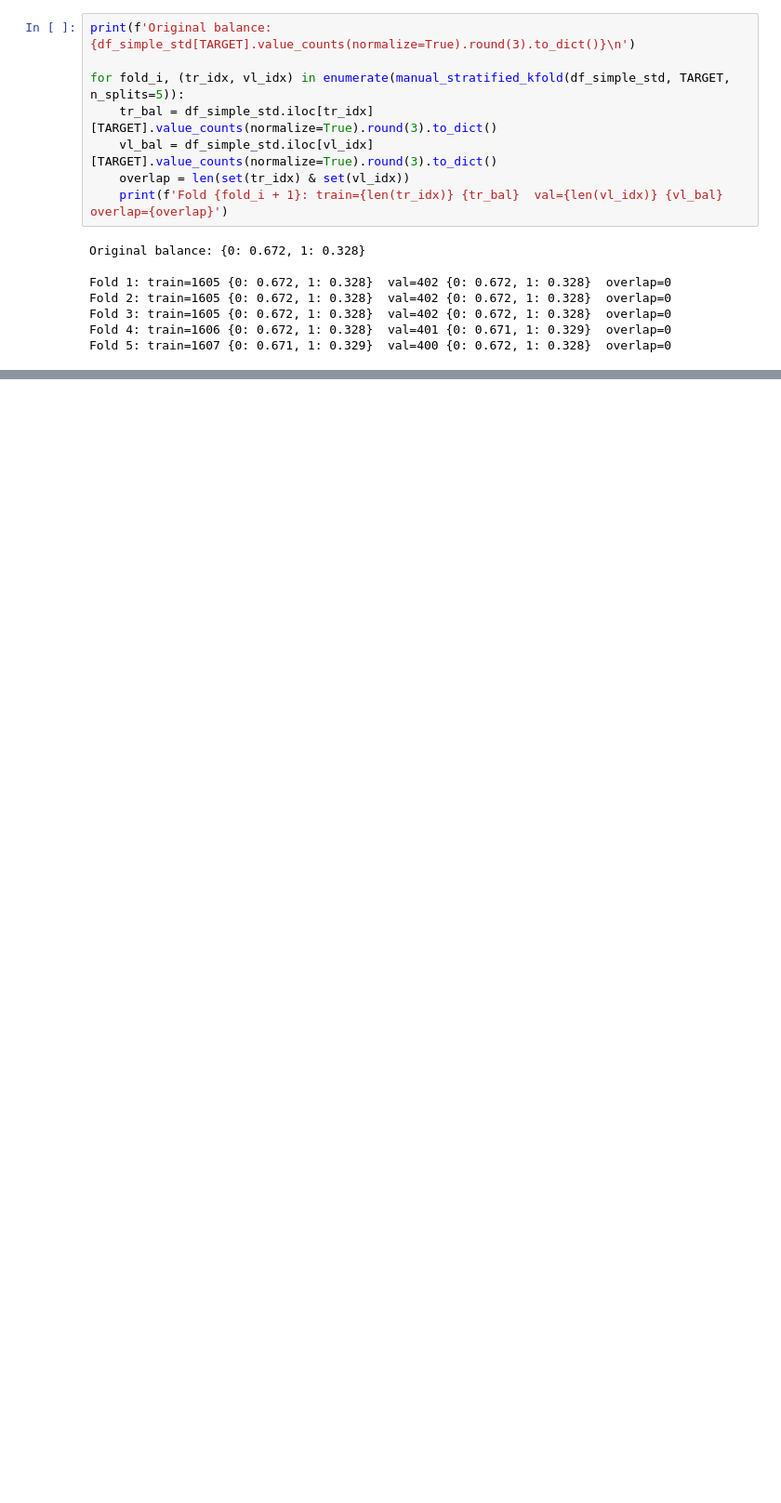
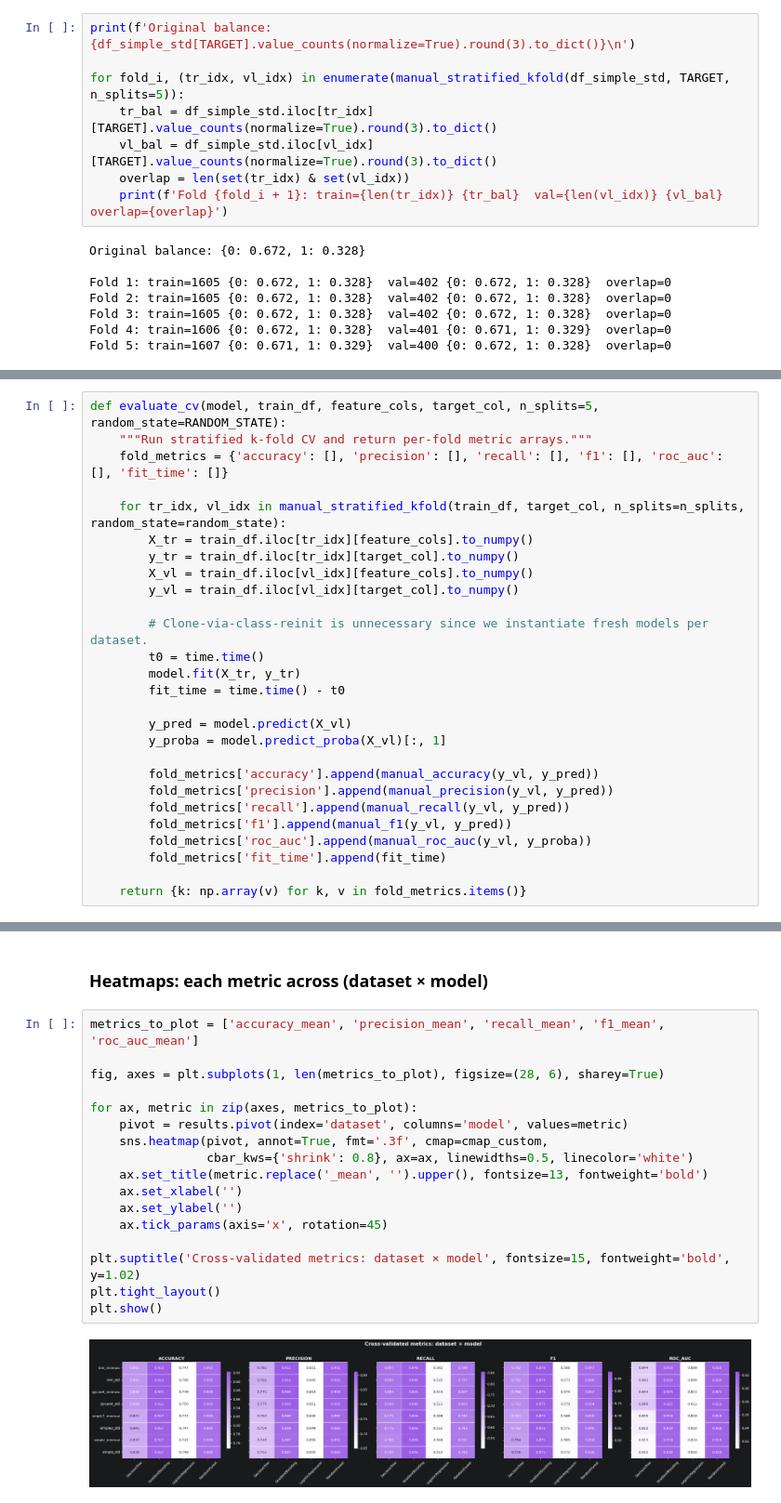
Before and after one commit to IzaSiemieniuk/pk_advanced_machine_learning, a Jupyter notebook: pet_adoption_2.ipynb, the cells around one changed output, grey strips where cells are left out. Shown at 93% size. Cells and saved outputs as stored; diff of their text form; blank space fills up the shorter version.

Commit message:
Run models from sklearn

```diff
--- a/pet_adoption_2.ipynb
+++ b/pet_adoption_2.ipynb
@@ -250,0 +297,27 @@ Fold 5: train=1607 {0: 0.671, 1: 0.329}  val=400 {0: 0.672, 1: 0.328}  overlap=0
+# %%
+def evaluate_cv(model, train_df, feature_cols, target_col, n_splits=5, random_state=RANDOM_STATE):
+    """Run stratified k-fold CV and return per-fold metric arrays."""
+    fold_metrics = {'accuracy': [], 'precision': [], 'recall': [], 'f1': [], 'roc_auc': [], 'fit_time': []}
+
+    for tr_idx, vl_idx in manual_stratified_kfold(train_df, target_col, n_splits=n_splits, random_state=random_state):
+        X_tr = train_df.iloc[tr_idx][feature_cols].to_numpy()
+        y_tr = train_df.iloc[tr_idx][target_col].to_numpy()
+        X_vl = train_df.iloc[vl_idx][feature_cols].to_numpy()
+        y_vl = train_df.iloc[vl_idx][target_col].to_numpy()
+
+        # Clone-via-class-reinit is unnecessary since we instantiate fresh models per dataset.
+        t0 = time.time()
+        model.fit(X_tr, y_tr)
+        fit_time = time.time() - t0
+
+        y_pred = model.predict(X_vl)
+        y_proba = model.predict_proba(X_vl)[:, 1]
+
+        fold_metrics['accuracy'].append(manual_accuracy(y_vl, y_pred))
+        fold_metrics['precision'].append(manual_precision(y_vl, y_pred))
+        fold_metrics['recall'].append(manual_recall(y_vl, y_pred))
+        fold_metrics['f1'].append(manual_f1(y_vl, y_pred))
+        fold_metrics['roc_auc'].append(manual_roc_auc(y_vl, y_proba))
+        fold_metrics['fit_time'].append(fit_time)
+
+    return {k: np.array(v) for k, v in fold_metrics.items()}
@@ -250,0 +449,21 @@ Fold 5: train=1607 {0: 0.671, 1: 0.329}  val=400 {0: 0.672, 1: 0.328}  overlap=0
+# %% [markdown]
+### Heatmaps: each metric across (dataset × model)
+# %%
+metrics_to_plot = ['accuracy_mean', 'precision_mean', 'recall_mean', 'f1_mean', 'roc_auc_mean']
+
+fig, axes = plt.subplots(1, len(metrics_to_plot), figsize=(28, 6), sharey=True)
+
+for ax, metric in zip(axes, metrics_to_plot):
+    pivot = results.pivot(index='dataset', columns='model', values=metric)
+    sns.heatmap(pivot, annot=True, fmt='.3f', cmap=cmap_custom,
+                cbar_kws={'shrink': 0.8}, ax=ax, linewidths=0.5, linecolor='white')
+    ax.set_title(metric.replace('_mean', '').upper(), fontsize=13, fontweight='bold')
+    ax.set_xlabel('')
+    ax.set_ylabel('')
+    ax.tick_params(axis='x', rotation=45)
+
+plt.suptitle('Cross-validated metrics: dataset × model', fontsize=15, fontweight='bold', y=1.02)
+plt.tight_layout()
+plt.show()
+# %% [output]
+[figure, added]
```
Also changed, not shown: parts of 21 cells of this notebook.
